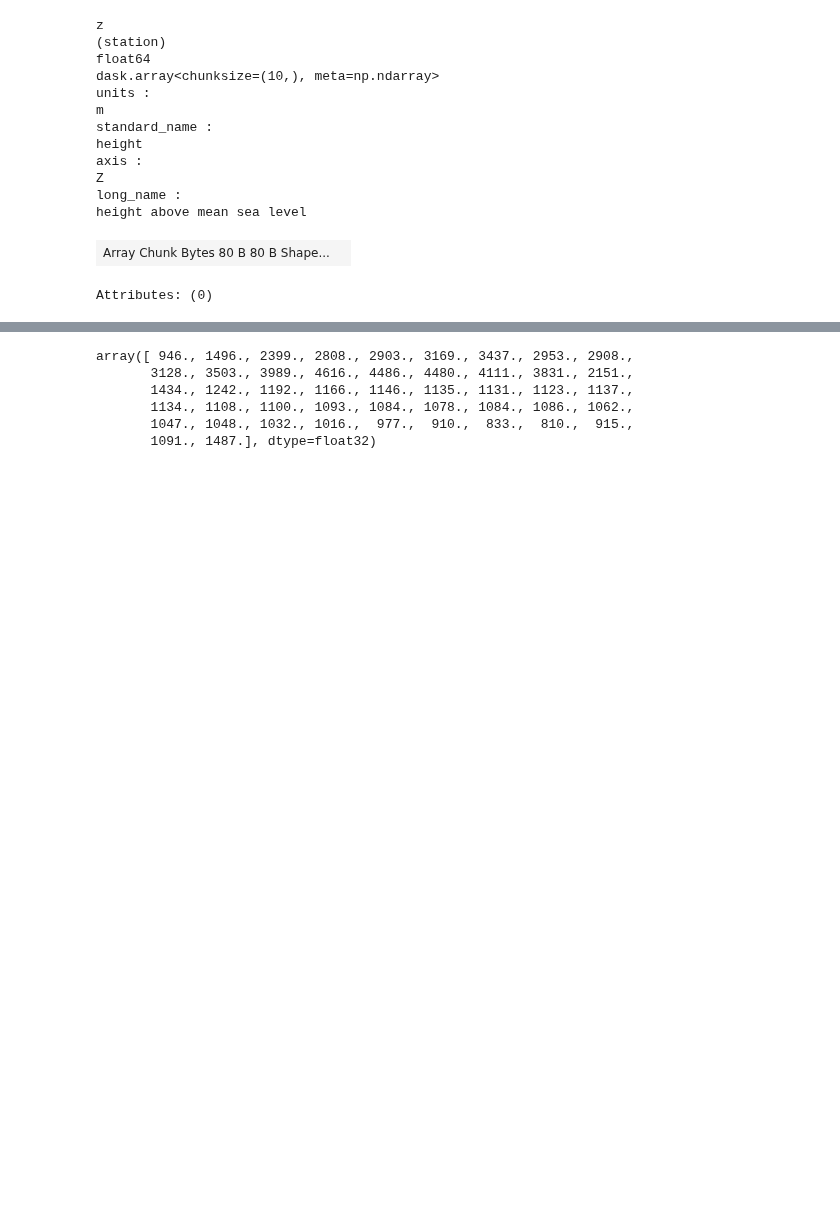
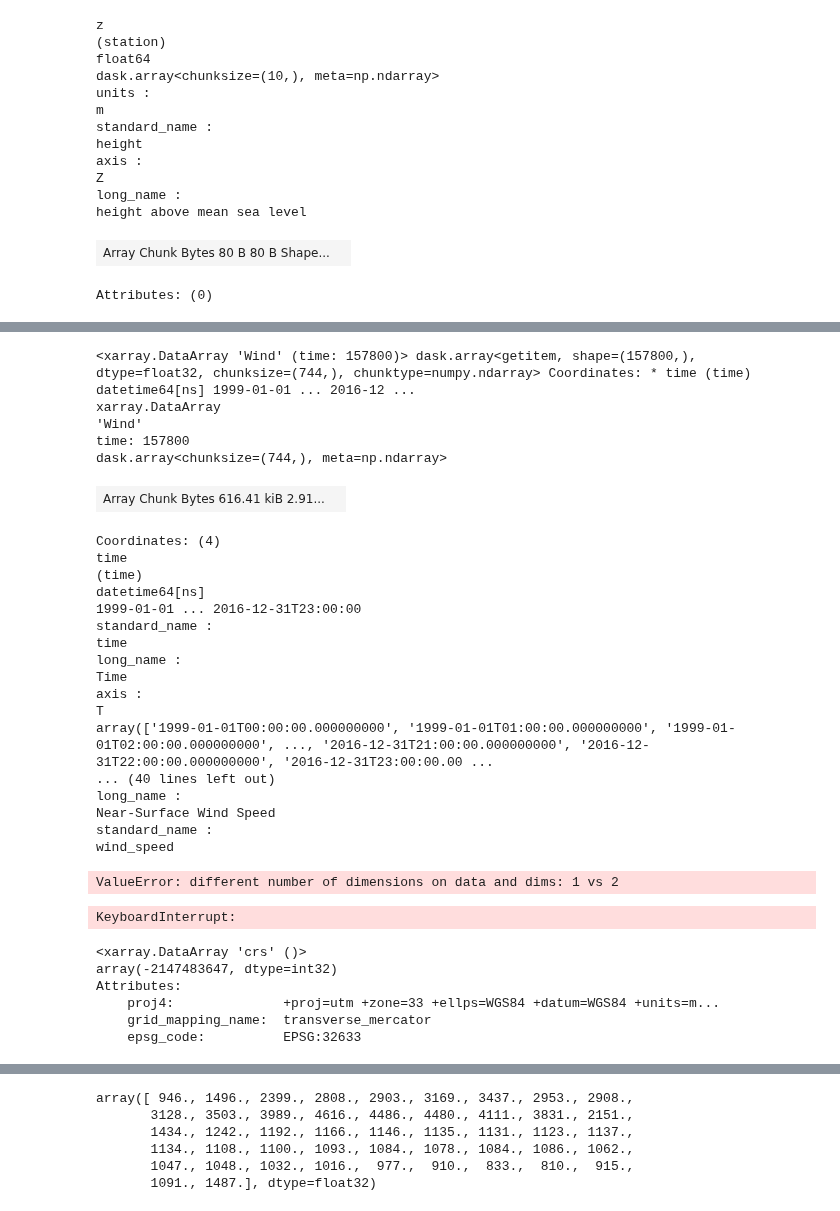
Before and after one commit to jacobqs/MST-Himalaya, a Jupyter notebook: explore_data.ipynb, the cells around one changed output, grey strips where cells are left out. Saved outputs shown, nothing was run; the diff lists cells and outputs as text; code cells hidden in the pictures; blank space fills up the shorter version.

```diff
--- a/explore_data.ipynb
+++ b/explore_data.ipynb
@@ -445,0 +563,56 @@ time = wind.time.values
+# %%
+stacked_wind.sel(station = (66.75, 16.25))
+# %% [output]
+<xarray.DataArray 'Wind' (time: 157800)> dask.array<getitem, shape=(157800,), dtype=float32, chunksize=(744,), chunktype=numpy.ndarray> Coordinates: * time (time) datetime64[ns] 1999-01-01 ... 2016-12 ...
+xarray.DataArray
+'Wind'
+time: 157800
+dask.array<chunksize=(744,), meta=np.ndarray>
+| Array Chunk Bytes 616.41 kiB 2.91... |  |
+Coordinates: (4)
+time
+(time)
+datetime64[ns]
+1999-01-01 ... 2016-12-31T23:00:00
+standard_name :
+time
+long_name :
+Time
+axis :
+T
+array(['1999-01-01T00:00:00.000000000', '1999-01-01T01:00:00.000000000', '1999-01-01T02:00:00.000000000', ..., '2016-12-31T21:00:00.000000000', '2016-12-31T22:00:00.000000000', '2016-12-31T23:00:00.00 ...
+... (40 lines left out)
+long_name :
+Near-Surface Wind Speed
+standard_name :
+wind_speed
+# %%
+x_physical = xr.DataArray(x,
+                       dims = ['x_logical', 'y_logical'])
+
+y_physical = xr.DataArray(y,
+                       dims = ['x_logical', 'y_logical'])
+
+new_array = xr.DataArray(np.zeros((len(x),len(y))), dims=['x_logical','y_logical'])
+new_array.coords['x_physical'] = x_physical
+new_array.coords['y_physical'] = y_physical
+# %% [output]
+ValueError: different number of dimensions on data and dims: 1 vs 2
+# %%
+z_points = []
+for i in range(len(lon)):
+    for j in range(len(lat)):
+        z_points.append(asurf.ASurf.sel(lon = asurf.lon[i], lat = asurf.lat[j]))
+
+z_array = np.array(z_points)
+z_array = z_array.astype('float64')
+
+wind_speed_points = []
+for i in range(len(lon)):
+    for j in range(len(lat)):
+        wind_speed_points.append(wind.Wind.sel(lon = wind.lon[i], lat = wind.lat[j]))
+
+wind_speed_array = np.array(wind_speed_points)
+wind_speed_array = wind_speed_array.astype('float64')
+# %% [output]
+KeyboardInterrupt:
@@ -445,0 +621,9 @@ time = wind.time.values
+# %%
+wind_test.crs
+# %% [output]
+<xarray.DataArray 'crs' ()>
+array(-2147483647, dtype=int32)
+Attributes:
+    proj4:              +proj=utm +zone=33 +ellps=WGS84 +datum=WGS84 +units=m...
+    grid_mapping_name:  transverse_mercator
+    epsg_code:          EPSG:32633
```
Also changed, not shown: parts of 70 cells of this notebook, 1 other file.
